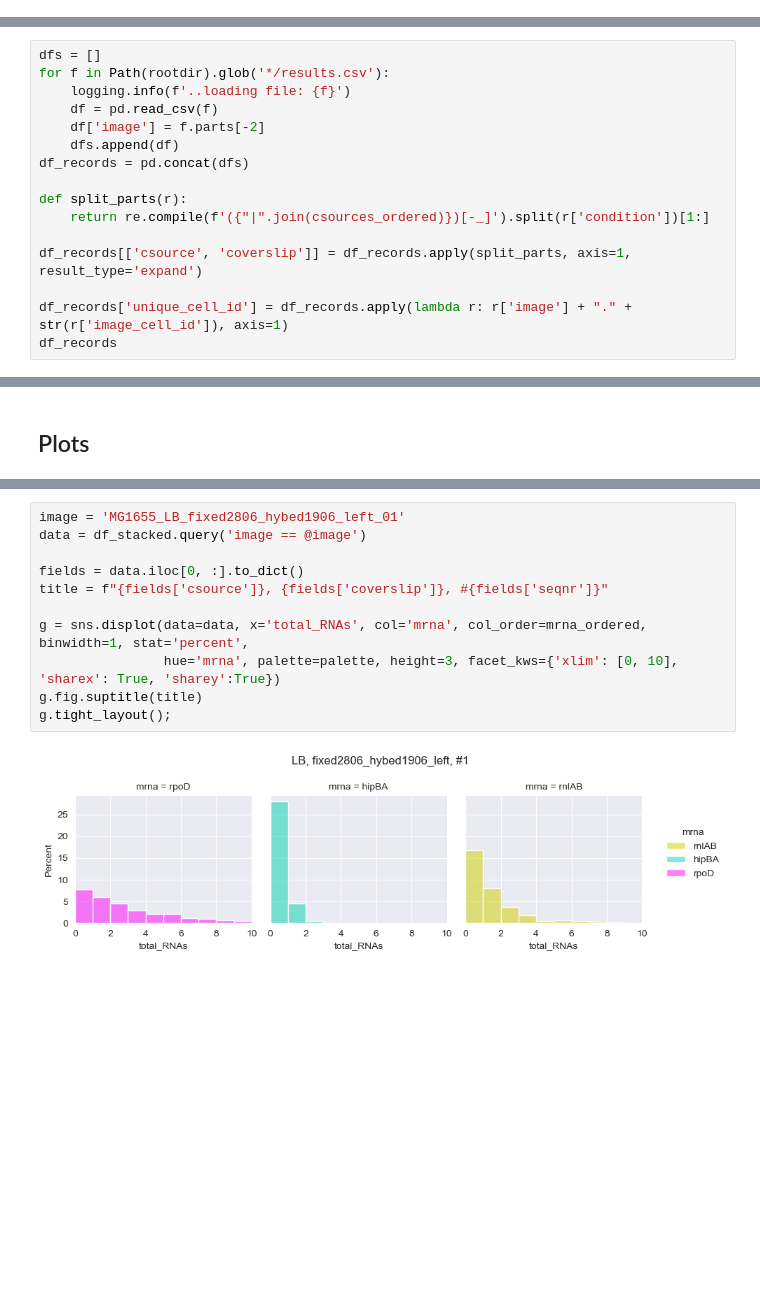
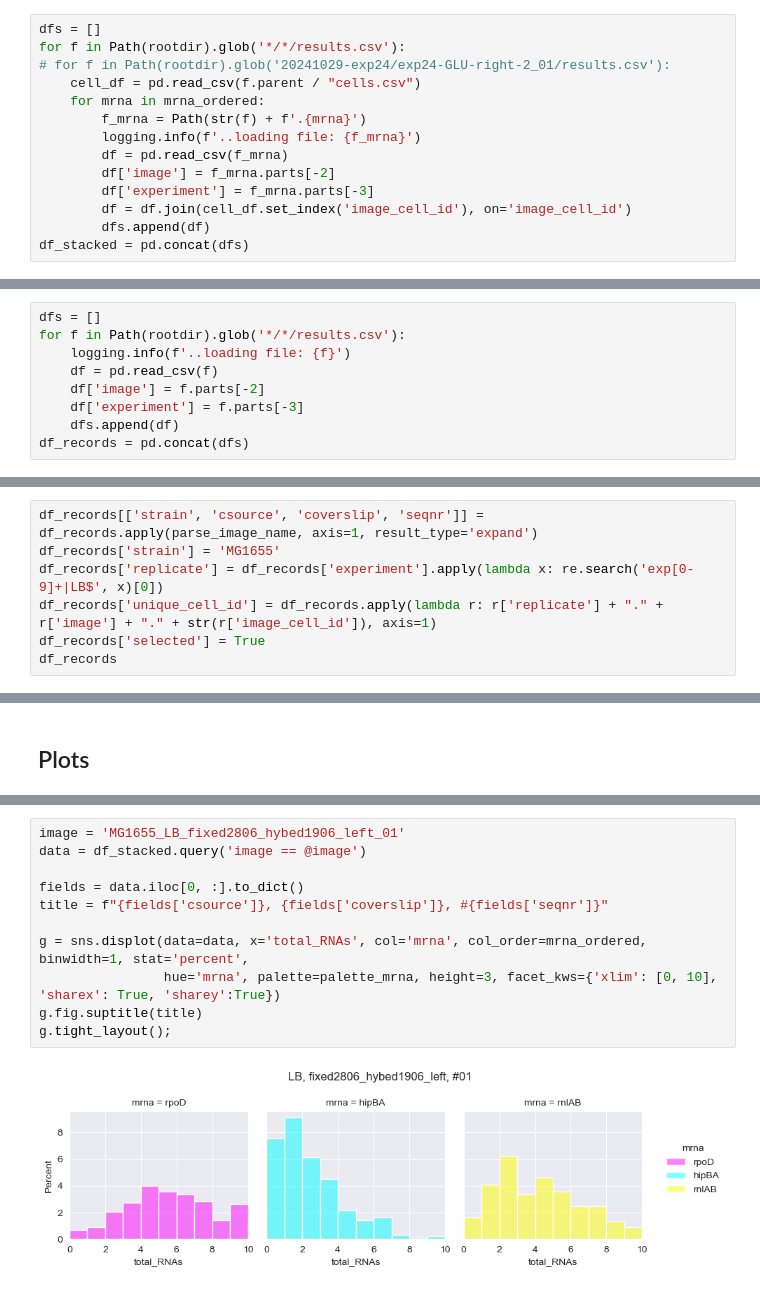
Before and after one commit to LaToyaVanderB/Ecoli_smFISH, a Jupyter notebook: src/06-plot-results.ipynb, the cells around one changed output, grey strips where cells are left out. Drawn from its saved outputs; the diff is of its cells as text; blank space fills up the shorter version.

```diff
--- a/src/06-plot-results.ipynb
+++ b/src/06-plot-results.ipynb
@@ -89,0 +64,14 @@ df_stacked
+# %%
+dfs = []
+for f in Path(rootdir).glob('*/*/results.csv'):
+# for f in Path(rootdir).glob('20241029-exp24/exp24-GLU-right-2_01/results.csv'):
+    cell_df = pd.read_csv(f.parent / "cells.csv")
+    for mrna in mrna_ordered:
+        f_mrna = Path(str(f) + f'.{mrna}')
+        logging.info(f'..loading file: {f_mrna}')
+        df = pd.read_csv(f_mrna)
+        df['image'] = f_mrna.parts[-2]
+        df['experiment'] = f_mrna.parts[-3]
+        df = df.join(cell_df.set_index('image_cell_id'), on='image_cell_id')
+        dfs.append(df)
+df_stacked = pd.concat(dfs)
@@ -110,0 +247,9 @@ csources, strains, seqnrs, mrnas
+# %%
+dfs = []
+for f in Path(rootdir).glob('*/*/results.csv'):
+    logging.info(f'..loading file: {f}')
+    df = pd.read_csv(f)
+    df['image'] = f.parts[-2]
+    df['experiment'] = f.parts[-3]
+    dfs.append(df)
+df_records = pd.concat(dfs)
@@ -111,17 +274,8 @@ csources, strains, seqnrs, mrnas
 # %%
-dfs = []
-for f in Path(rootdir).glob('*/results.csv'):
-    logging.info(f'..loading file: {f}')
-    df = pd.read_csv(f)
-    df['image'] = f.parts[-2]
-    dfs.append(df)
-df_records = pd.concat(dfs)
-
-def split_parts(r):
-    return re.compile(f'({"|".join(csources_ordered)})[-_]').split(r['condition'])[1:]
-
-df_records[['csource', 'coverslip']] = df_records.apply(split_parts, axis=1, result_type='expand')
-
-df_records['unique_cell_id'] = df_records.apply(lambda r: r['image'] + "." + str(r['image_cell_id']), axis=1)
+df_records[['strain', 'csource', 'coverslip', 'seqnr']] = df_records.apply(parse_image_name, axis=1, result_type='expand')
+df_records['strain'] = 'MG1655'
+df_records['replicate'] = df_records['experiment'].apply(lambda x: re.search('exp[0-9]+|LB$', x)[0])
+df_records['unique_cell_id'] = df_records.apply(lambda r: r['replicate'] + "." + r['image'] + "." + str(r['image_cell_id']), axis=1)
+df_records['selected'] = True
 df_records
 # %% [output]
@@ -530,14 +755,14 @@ ValueError: `bins` must be positive, when an integer
 # %%
 image = 'MG1655_LB_fixed2806_hybed1906_left_01'
 data = df_stacked.query('image == @image')
 
 fields = data.iloc[0, :].to_dict()
 title = f"{fields['csource']}, {fields['coverslip']}, #{fields['seqnr']}"
 
 g = sns.displot(data=data, x='total_RNAs', col='mrna', col_order=mrna_ordered, binwidth=1, stat='percent',
-                hue='mrna', palette=palette, height=3, facet_kws={'xlim': [0, 10], 'sharex': True, 'sharey':True})
+                hue='mrna', palette=palette_mrna, height=3, facet_kws={'xlim': [0, 10], 'sharex': True, 'sharey':True})
 g.fig.suptitle(title)
 g.tight_layout();
 # %% [output]
-[figure, old version]
+[figure, new version]
 # %%
```
Also changed, not shown: parts of 85 cells of this notebook, 6 other files.
